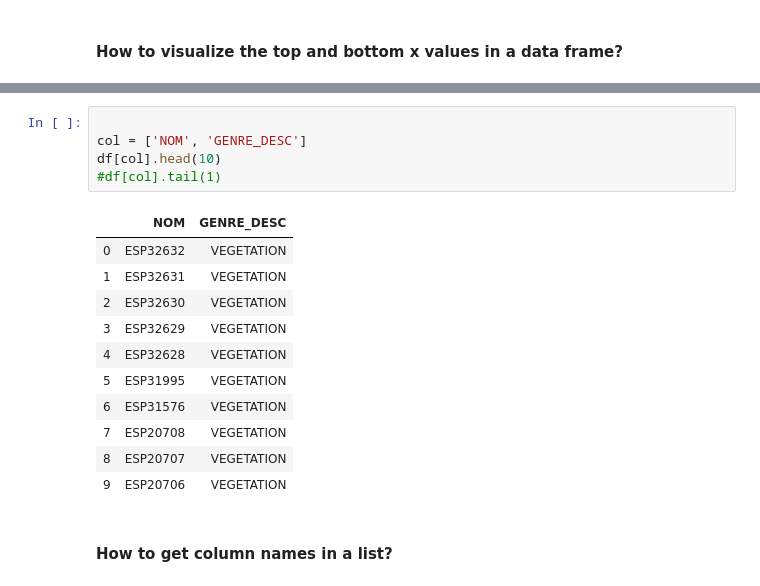
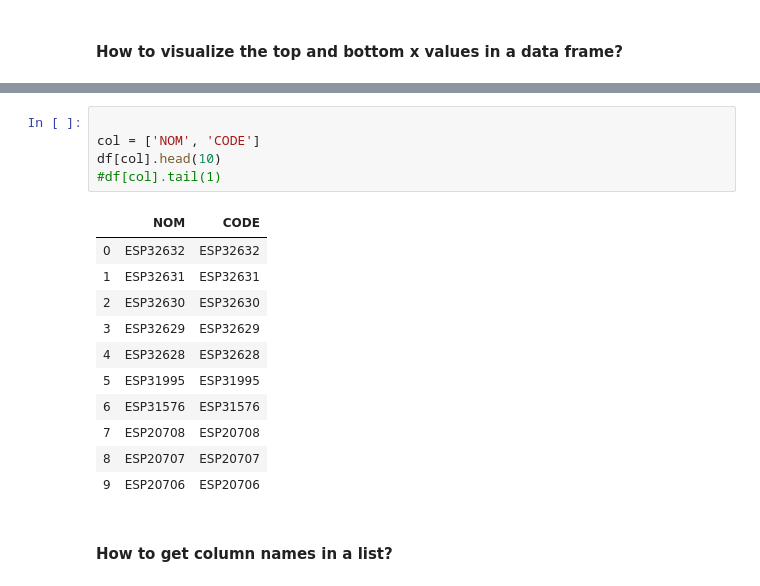
Before and after one commit to ipeinke/Projet_arbres, a Jupyter notebook: notebook/arbres_pandas.ipynb, the cells around one changed output, grey strips where cells are left out. Saved outputs shown, nothing was run; the diff lists cells and outputs as text.

```diff
--- a/notebook/arbres_pandas.ipynb
+++ b/notebook/arbres_pandas.ipynb
@@ -22,20 +22,20 @@ df.tail(1) #bottom_values
 # %%
 
-col = ['NOM', 'GENRE_DESC']
+col = ['NOM', 'CODE']
 df[col].head(10)
 #df[col].tail(1)
 # %% [output]
-|  | NOM | GENRE_DESC |
-| 0 | ESP32632 | VEGETATION |
-| 1 | ESP32631 | VEGETATION |
-| 2 | ESP32630 | VEGETATION |
-| 3 | ESP32629 | VEGETATION |
-| 4 | ESP32628 | VEGETATION |
-| 5 | ESP31995 | VEGETATION |
-| 6 | ESP31576 | VEGETATION |
-| 7 | ESP20708 | VEGETATION |
-| 8 | ESP20707 | VEGETATION |
-| 9 | ESP20706 | VEGETATION |
+|  | NOM | CODE |
+| 0 | ESP32632 | ESP32632 |
+| 1 | ESP32631 | ESP32631 |
+| 2 | ESP32630 | ESP32630 |
+| 3 | ESP32629 | ESP32629 |
+| 4 | ESP32628 | ESP32628 |
+| 5 | ESP31995 | ESP31995 |
+| 6 | ESP31576 | ESP31576 |
+| 7 | ESP20708 | ESP20708 |
+| 8 | ESP20707 | ESP20707 |
+| 9 | ESP20706 | ESP20706 |
 # %% [markdown]
 #### How to get column names in a list?
 # %%
```
Also changed, not shown: parts of 1 cell of this notebook, 1 other file.
